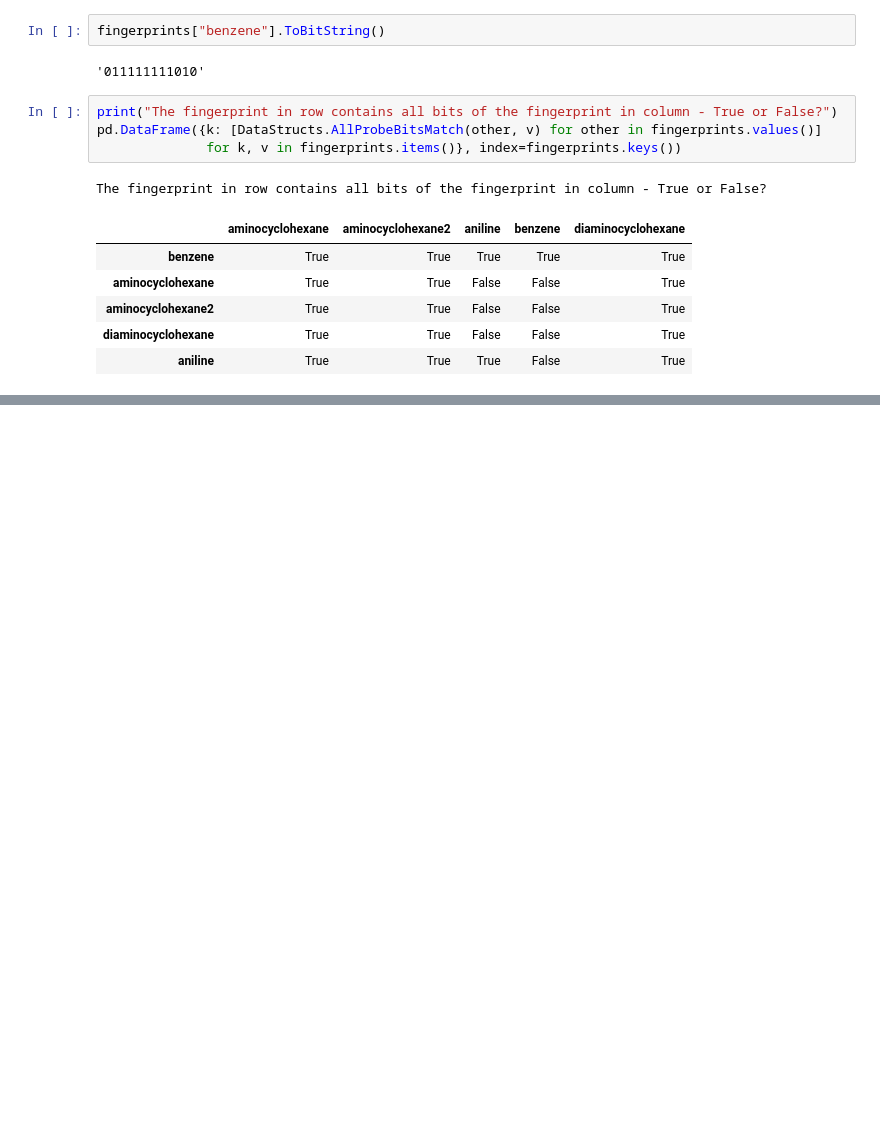
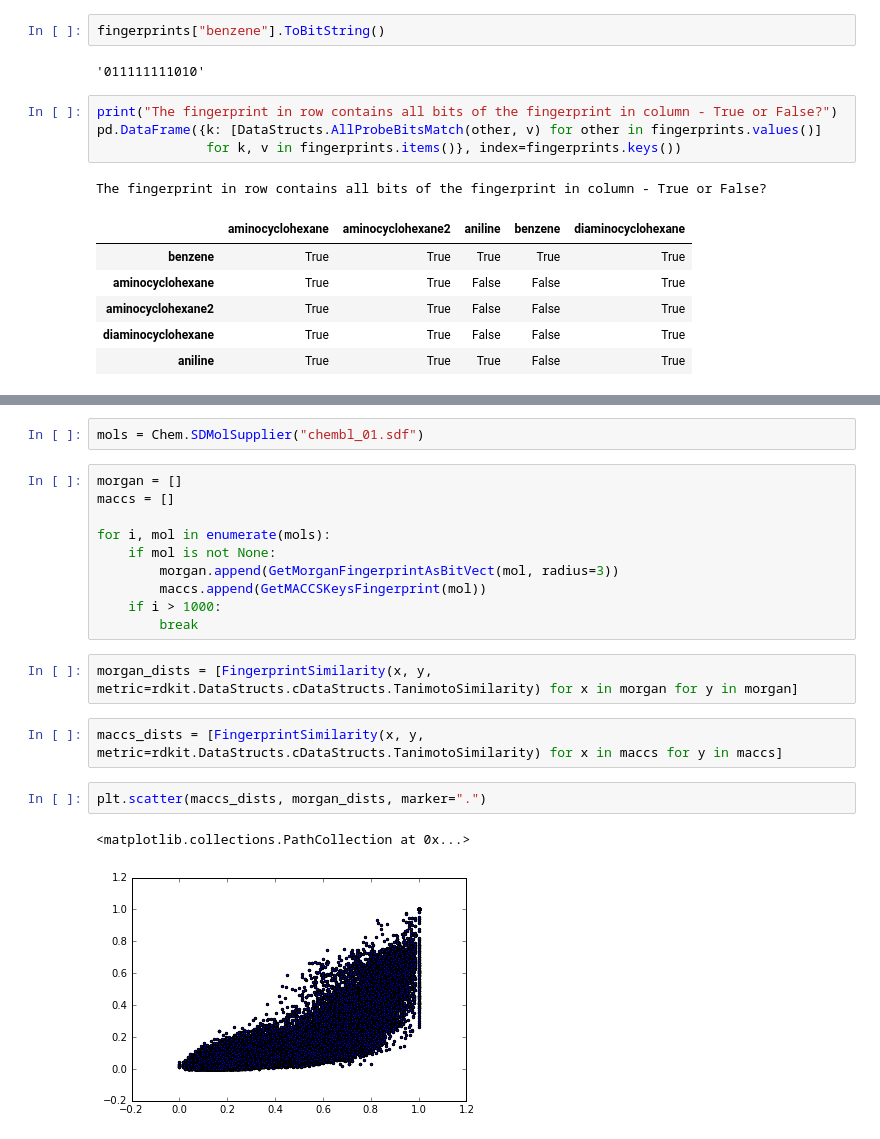
Before and after one commit to 2016-molinf/zadani, a Jupyter notebook: Search.ipynb, the cells around one changed output, grey strips where cells are left out. Cells and saved outputs as stored; diff of their text form; blank space fills up the shorter version.

```diff
--- a/Search.ipynb
+++ b/Search.ipynb
@@ -60,0 +128,21 @@ The fingerprint in row contains all bits of the fingerprint in column - True or
+# %%
+mols = Chem.SDMolSupplier("chembl_01.sdf")
+# %%
+morgan = []
+maccs = []
+
+for i, mol in enumerate(mols):
+    if mol is not None:
+        morgan.append(GetMorganFingerprintAsBitVect(mol, radius=3))
+        maccs.append(GetMACCSKeysFingerprint(mol))
+    if i > 1000:
+        break
+# %%
+morgan_dists = [FingerprintSimilarity(x, y, metric=rdkit.DataStructs.cDataStructs.TanimotoSimilarity) for x in morgan for y in morgan]
+# %%
+maccs_dists = [FingerprintSimilarity(x, y, metric=rdkit.DataStructs.cDataStructs.TanimotoSimilarity) for x in maccs for y in maccs]
+# %%
+plt.scatter(maccs_dists, morgan_dists, marker=".")
+# %% [output]
+<matplotlib.collections.PathCollection at 0x...>
+[figure, added]
```
Also changed, not shown: parts of 8 cells of this notebook.
